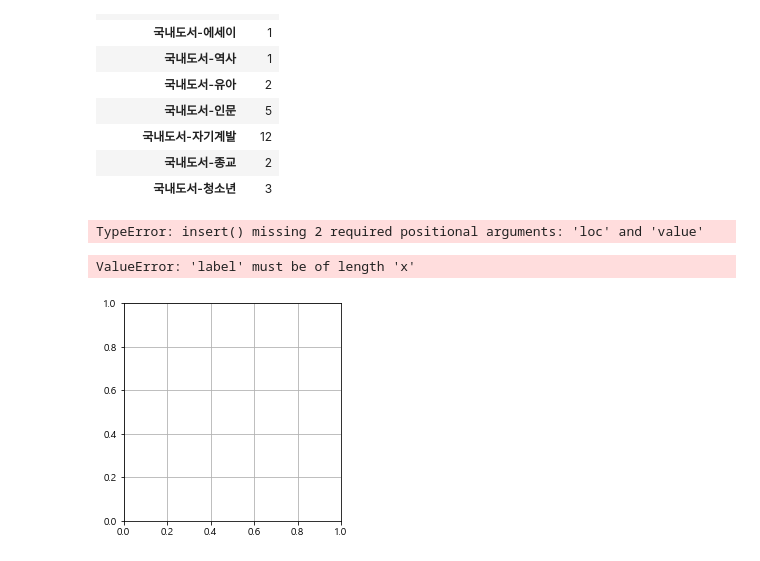
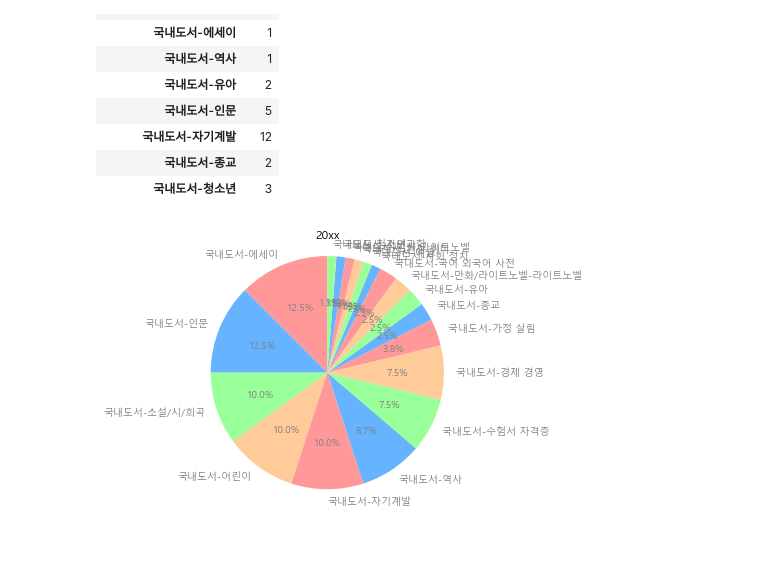
Before and after one commit to twg12/Bestseller-Analysis, a Jupyter notebook: Yes24 Bestseller/Yes24 Data.ipynb, the cells around one changed output. Saved outputs shown, nothing was run; the diff lists cells and outputs as text; code cells hidden in the pictures.

```diff
--- a/Yes24 Bestseller/Yes24 Data.ipynb
+++ b/Yes24 Bestseller/Yes24 Data.ipynb
@@ -15,7 +15,7 @@ mpl.rcParams['axes.unicode_minus'] = False
 plt.rcParams["axes.grid"] = True
 plt.rcParams["figure.figsize"] = (14,4)
 # %%
-books = pd.read_csv('201202.csv', encoding = 'cp949')
+books = pd.read_csv('201605.csv', encoding = 'cp949')
 books
 # %% [output]
 |  | 순위 | ISBN | 상품번호 | 상품명 | 판매가 | YES포인트 | 저자 | 출판사 | 설명 | 출고예상일 | 관리분류 |
@@ -94,26 +83,22 @@ count
 | 국내도서-자기계발 | 12 |
 | 국내도서-종교 | 2 |
 | 국내도서-청소년 | 3 |
-# %%
-books.insert(column = count['개수'])
-# %% [output]
-TypeError: insert() missing 2 required positional arguments: 'loc' and 'value'
 # %%
-labels = books['관리분류']
-sizes = count['개수']
+labels = list(books['관리분류'].unique())
+sizes = books['관리분류'].value_counts()
 
 colors = ['#ff9999','#66b3ff','#99ff99','#ffcc99']
 
 fig1, ax1 = plt.subplots()
 patches, texts, autotexts = ax1.pie(sizes, colors = colors, labels=labels, autopct='%1.1f%%', startangle=90)
 for text in texts:
     text.set_color('grey')
 for autotext in autotexts:
     autotext.set_color('grey')
 
 ax1.axis('equal')
 plt.tight_layout()
+plt.title('20xx')
 plt.show()
 # %% [output]
-ValueError: 'label' must be of length 'x'
-[figure, old version]
+[figure, new version]
```
Also changed, not shown: parts of 3 cells of this notebook, 8 other files.
